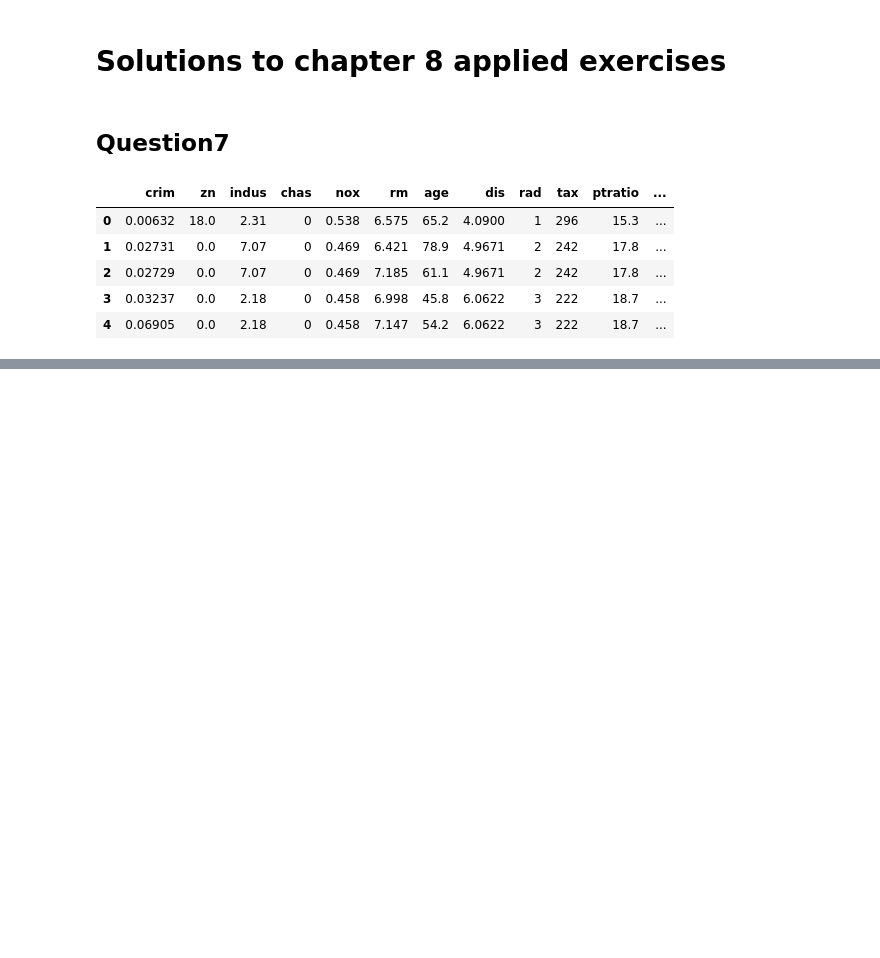
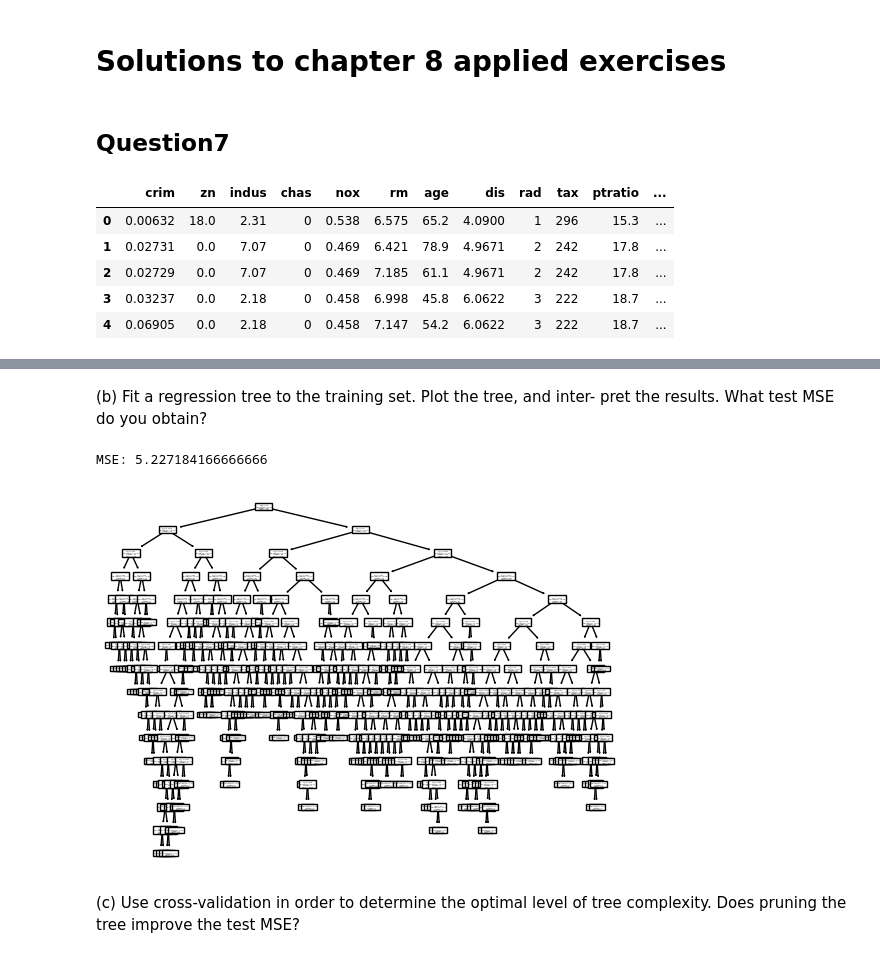
Before and after one commit to Tegelstenen/Introduction-to-Statistical-Learning, a Jupyter notebook: Ch8/solutions.ipynb, the cells around one changed output, grey strips where cells are left out. Drawn from its saved outputs; the diff is of its cells as text; code cells hidden in the pictures; blank space fills up the shorter version.

```diff
--- a/Ch8/solutions.ipynb
+++ b/Ch8/solutions.ipynb
@@ -87,0 +97,4 @@ plt.show()
+# %%
+carseats = load_data('Carseats')
+display(carseats.head())
+display(carseats.info())
@@ -87,0 +127,23 @@ plt.show()
+# %%
+X_train, X_test, y_train, y_test = train_test_split(carseats.drop(columns=['Sales']), carseats['Sales'], test_size=0.3)
+label_encoder = LabelEncoder()
+X_train['ShelveLoc'] = label_encoder.fit_transform(X_train['ShelveLoc'])
+X_train['Urban'] = label_encoder.fit_transform(X_train['Urban'])
+X_train['US'] = label_encoder.fit_transform(X_train['US'])
+X_test['ShelveLoc'] = label_encoder.fit_transform(X_test['ShelveLoc'])
+X_test['Urban'] = label_encoder.fit_transform(X_test['Urban'])
+X_test['US'] = label_encoder.fit_transform(X_test['US'])
+# %% [markdown]
+(b) Fit a regression tree to the training set. Plot the tree, and inter- pret the results. What test MSE do you obtain?
+# %%
+model = DecisionTreeRegressor(random_state=1)
+model.fit(X_train, y_train)
+y_pred = model.predict(X_test)
+print(f'MSE: {mean_squared_error(y_test, y_pred)}')
+plot_tree(model)
+plt.show()
+# %% [output]
+MSE: 5.227184166666666
+[figure, added]
+# %% [markdown]
+(c) Use cross-validation in order to determine the optimal level of tree complexity. Does pruning the tree improve the test MSE?
```
Also changed, not shown: parts of 15 cells of this notebook.
